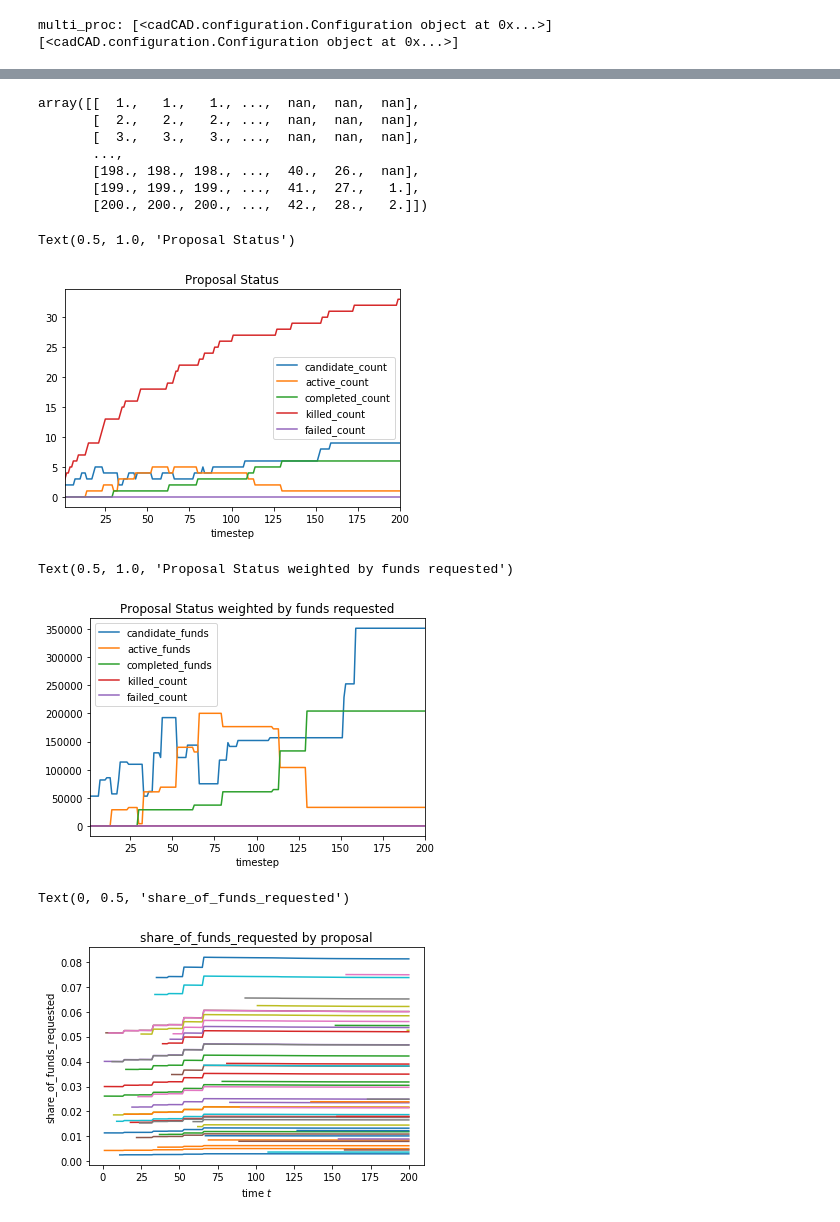
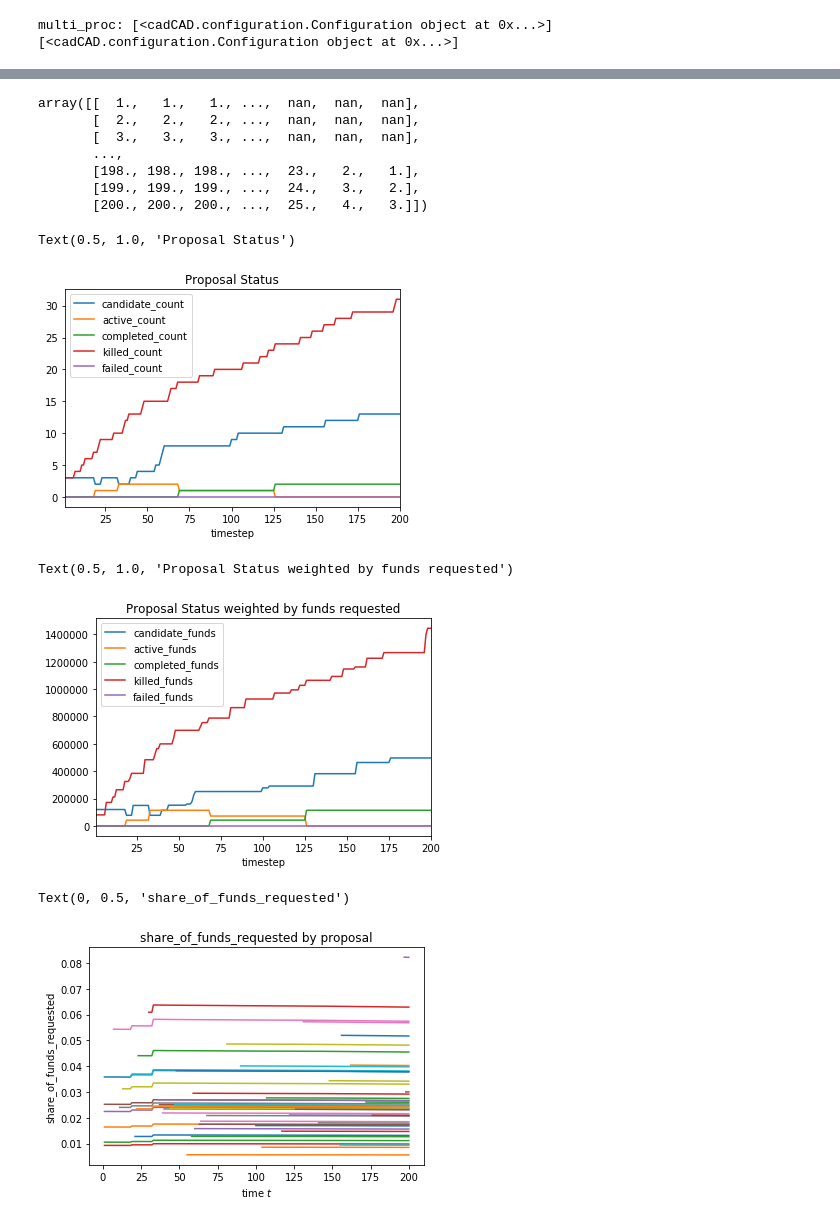
Before and after one commit to BlockScience/conviction, a Jupyter notebook: conviction_cadCAD2.ipynb, the cells around one changed output, grey strips where cells are left out. Drawn from its saved outputs; the diff is of its cells as text; code cells hidden in the pictures.

```diff
--- a/conviction_cadCAD2.ipynb
+++ b/conviction_cadCAD2.ipynb
@@ -30,7 +30,7 @@ If you'd like to participate in the beta program, contact cadcad [at] block [dot
 #THIS policy is one of the main paramters of this system!
 
 #maximum share of funds a proposal can take
-default_beta = .25 #later we should set this to be param so we can sweep it
+default_beta = .2 #later we should set this to be param so we can sweep it
 # tuning param for the trigger function
 default_rho = .5*default_beta**2
 
@@ -430,21 +430,21 @@ array([[  1.,   1.,   1., ...,  nan,  nan,  nan],
        [  2.,   2.,   2., ...,  nan,  nan,  nan],
        [  3.,   3.,   3., ...,  nan,  nan,  nan],
        ...,
-       [198., 198., 198., ...,  40.,  26.,  nan],
-       [199., 199., 199., ...,  41.,  27.,   1.],
-       [200., 200., 200., ...,  42.,  28.,   2.]])
+       [198., 198., 198., ...,  23.,   2.,   1.],
+       [199., 199., 199., ...,  24.,   3.,   2.],
+       [200., 200., 200., ...,  25.,   4.,   3.]])
 # %%
 rdf.plot(x='timestep',y=['candidate_count','active_count','completed_count', 'killed_count', 'failed_count'])
 plt.title('Proposal Status')
 # %% [output]
 Text(0.5, 1.0, 'Proposal Status')
-[figure, old version]
+[figure, new version]
 # %%
-rdf.plot(x='timestep',y=['candidate_funds','active_funds','completed_funds', 'killed_count', 'failed_count'])
+rdf.plot(x='timestep',y=['candidate_funds','active_funds','completed_funds', 'killed_funds', 'failed_funds'])
 plt.title('Proposal Status weighted by funds requested')
 # %% [output]
 Text(0.5, 1.0, 'Proposal Status weighted by funds requested')
-[figure, old version]
+[figure, new version]
 # %%
 plt.plot(rdf.timestep,make2D('share_of_funds_requested_all', rdf))
 plt.title('share_of_funds_requested by proposal')
@@ -452,7 +452,7 @@ plt.xlabel('time $t$')
 plt.ylabel('share_of_funds_requested')
 # %% [output]
 Text(0, 0.5, 'share_of_funds_requested')
-[figure, old version]
+[figure, new version]
 # %%
 plt.loglog(make2D('share_of_funds_requested_all', rdf), make2D('conviction_all', rdf), '.')
 plt.ylabel('conviction')
```
Also changed, not shown: parts of 25 cells of this notebook, 1 other file.
